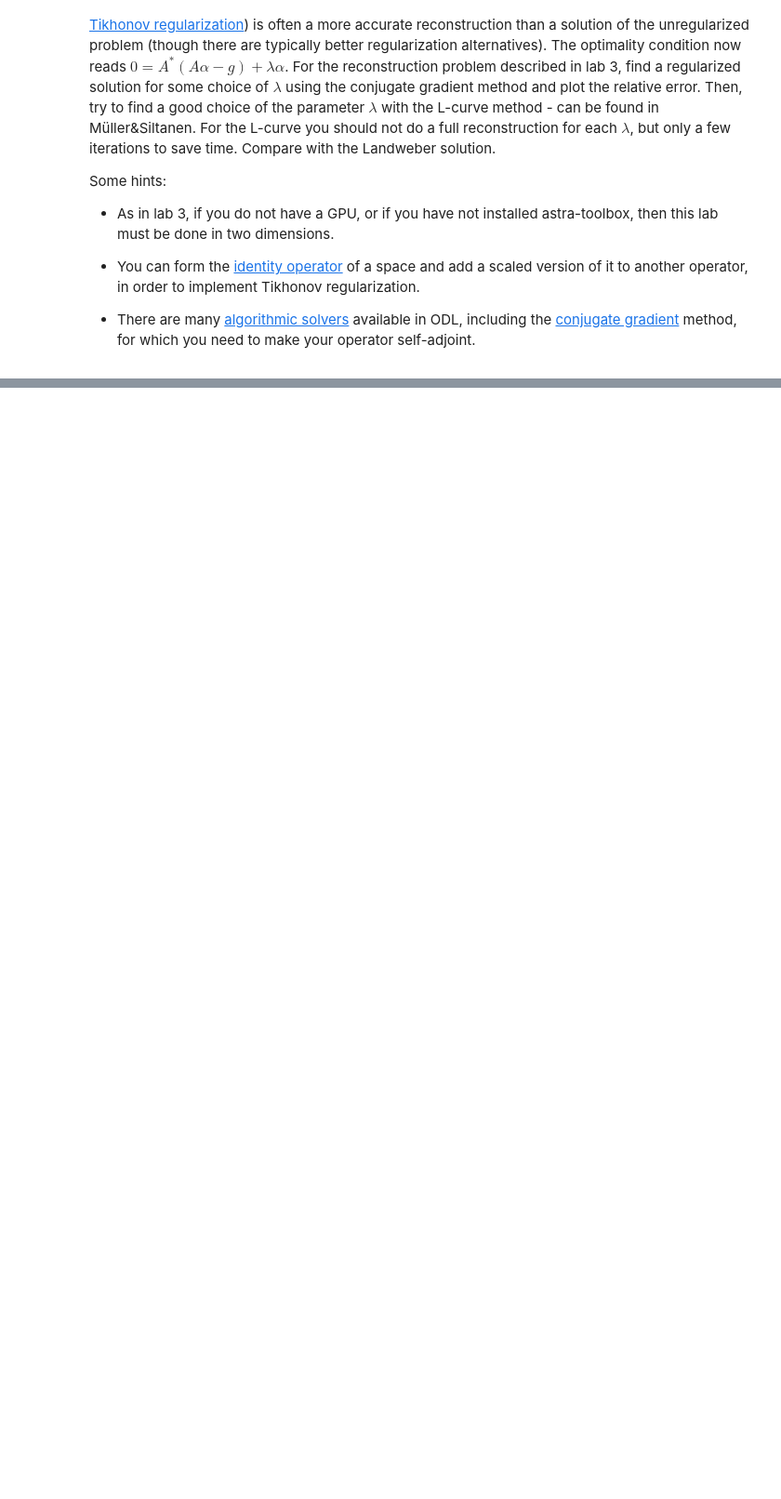
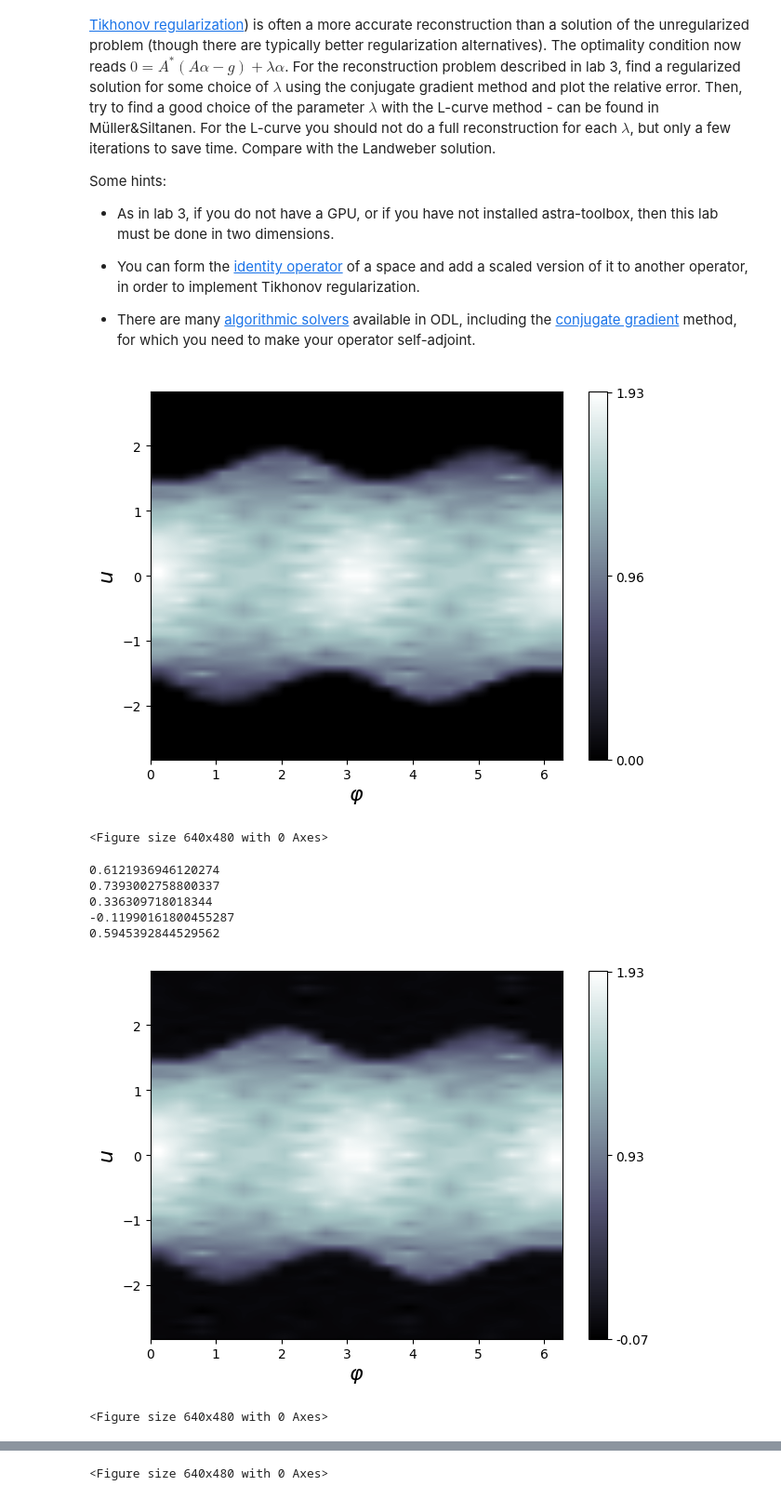
Before and after one commit to gustafbjurstam/SF2529_HT25, a Jupyter notebook: labs/Lab4.ipynb, the cells around one changed output, grey strips where cells are left out. Shown at 93% size. Cells and saved outputs as stored; diff of their text form; code cells hidden in the pictures; blank space fills up the shorter version.

```diff
--- a/labs/Lab4.ipynb
+++ b/labs/Lab4.ipynb
@@ -19,0 +16,76 @@ import matplotlib.pyplot as plt
+# %%
+import odl
+import numpy as np
+import matplotlib.pyplot as plt
+
+
+space = odl.uniform_discr([-1,-1,-1],[1,1,1], 32)
+
+phant = odl.phantom.transmission.shepp_logan(space)
+
+geo = odl.tomo.geometry.conebeam.cone_beam_geometry(space,2, 2, num_angles=20)
+
+A = odl.tomo.operators.ray_trafo.RayTransform(space, geo, impl='astra_cuda')
+
+Q = A(phant)
+Q.show()
+
+q = Q + odl.phantom.noise.white_noise(A.range, stddev=0.005)
+
+g = A.adjoint(q)
+
+alpha = 0.1
+
+x_axis = []
+y_axis = []
+
+n=40
+alp_range = 2**np.linspace(-4, 5, n)
+I = odl.operator.default_ops.IdentityOperator(space)
+alpha = 0.05
+A_reg = A.adjoint*A + alpha*I
+
+ran = A.range
+
+# For some reason A.adjoint doesn't seem to actually be the true adjoint of A?
+for k in range(5):
+    x = odl.phantom.noise.white_noise(space, stddev=1)
+    y = odl.phantom.noise.white_noise(ran, stddev=1)
+
+    i1 = ran.inner(A(x),y)
+    i2 = space.inner(x,A.adjoint(y))
+    # print(i1)
+    # print(i2)
+
+    print(i1/i2)
+
+
+old = 100.0
+count = 0
+for nin in range(1,40):
+    u = space.zero()
+    odl.solvers.iterative.iterative.conjugate_gradient(A_reg, u, A.adjoint(q), niter = nin)
+    new = (A(u)-Q).norm()**2 + alpha * u.norm()**2
+    if new > old:
+        print("energy growing")
+        print("iterations: ", nin-1)
+        count +=1
+        if count == 3:
+            break
+    old = new
+
+
+A(u).show()
+u.show()
+
+print("Supress extra img")
+# %% [output]
+[figure, added]
+<Figure size 640x480 with 0 Axes>
+0.6121936946120274
+0.7393002758800337
+0.336309718018344
+-0.11990161800455287
+0.5945392844529562
+[figure, added]
+<Figure size 640x480 with 0 Axes>
@@ -19,0 +93 @@ import matplotlib.pyplot as plt
+<Figure size 640x480 with 0 Axes>
```
Also changed, not shown: parts of 4 cells of this notebook, 4 other files.
